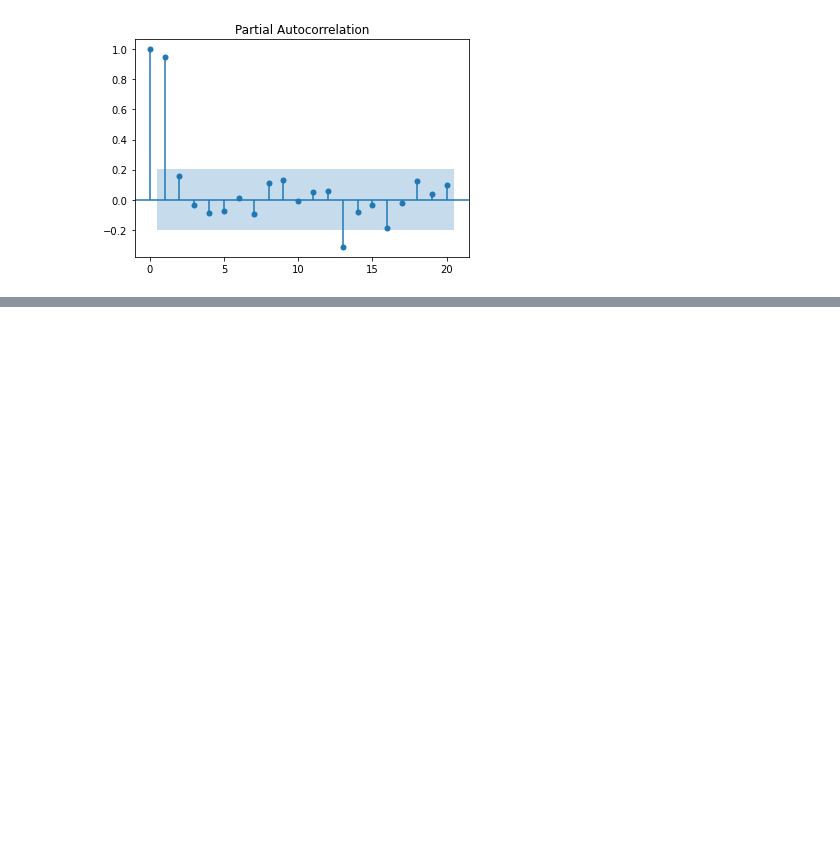
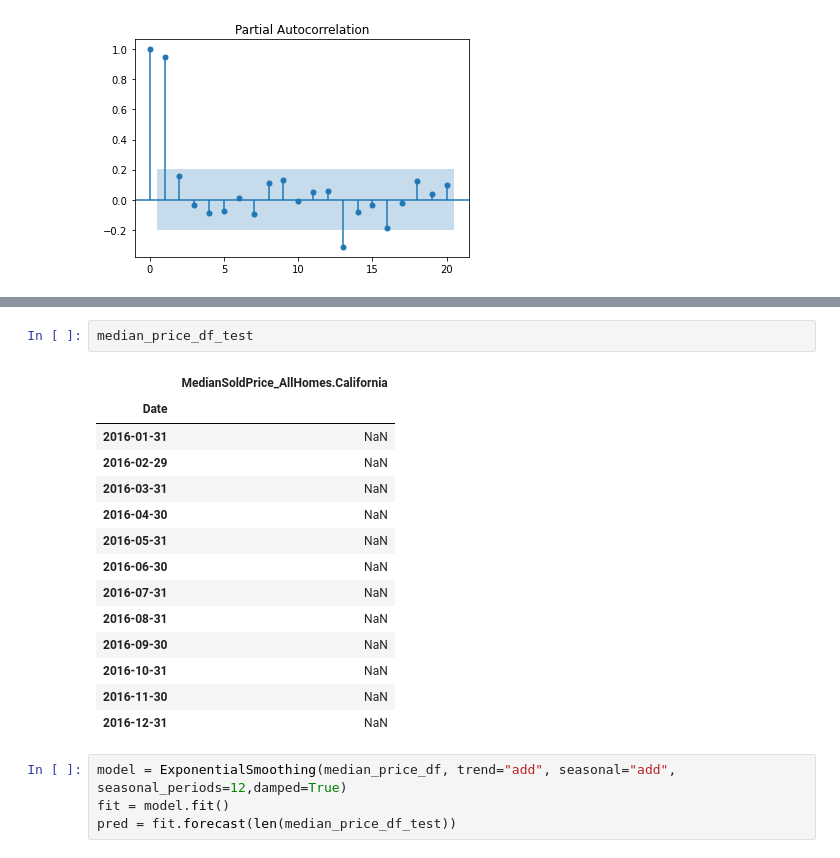
Before and after one commit to camilochaves10/time-series-group-project, a Jupyter notebook: time_series_group_project.ipynb, the cells around one changed output, grey strips where cells are left out. Saved outputs shown, nothing was run; the diff lists cells and outputs as text; blank space fills up the shorter version.

```diff
--- a/time_series_group_project.ipynb
+++ b/time_series_group_project.ipynb
@@ -106,0 +123,21 @@ plt.show()
+# %%
+median_price_df_test
+# %% [output]
+|  | MedianSoldPrice_AllHomes.California |
+| Date |  |
+| 2016-01-31 | NaN |
+| 2016-02-29 | NaN |
+| 2016-03-31 | NaN |
+| 2016-04-30 | NaN |
+| 2016-05-31 | NaN |
+| 2016-06-30 | NaN |
+| 2016-07-31 | NaN |
+| 2016-08-31 | NaN |
+| 2016-09-30 | NaN |
+| 2016-10-31 | NaN |
+| 2016-11-30 | NaN |
+| 2016-12-31 | NaN |
+# %%
+model = ExponentialSmoothing(median_price_df, trend="add", seasonal="add", seasonal_periods=12,damped=True)
+fit = model.fit()
+pred = fit.forecast(len(median_price_df_test))
```
Also changed, not shown: parts of 5 cells of this notebook.
